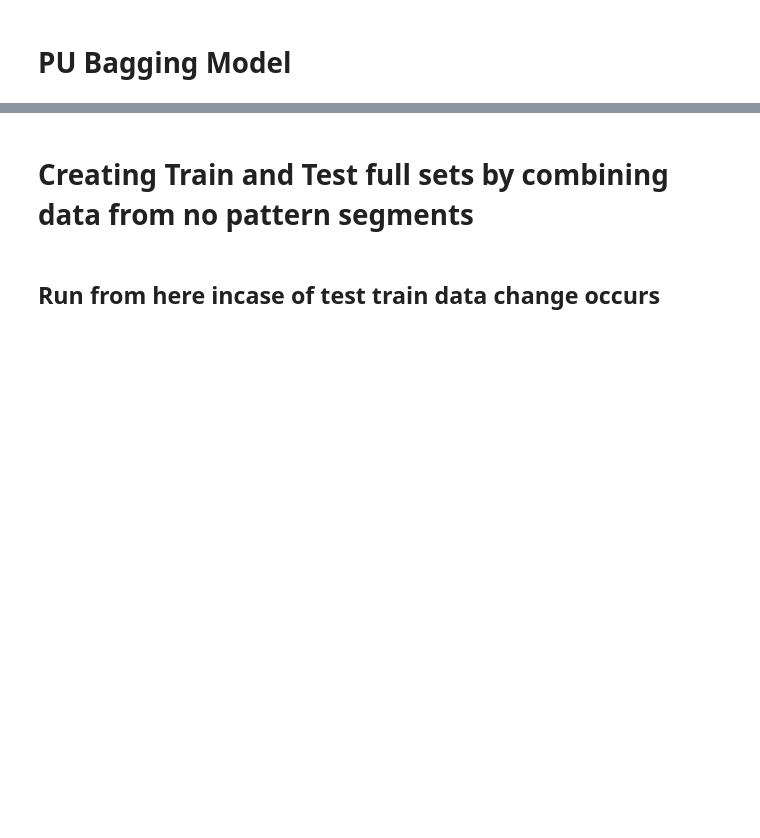
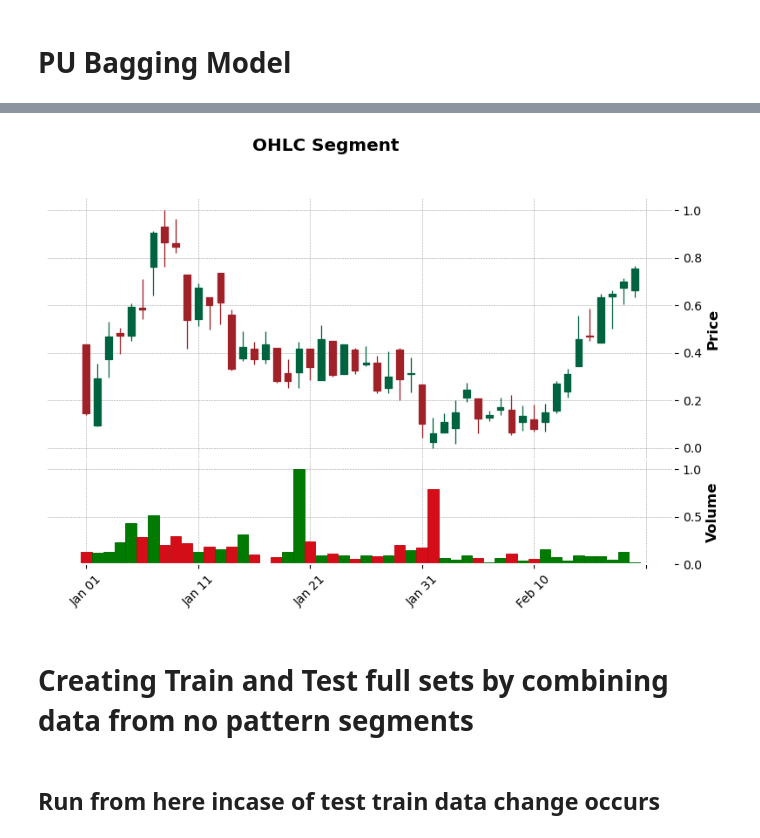
Before and after one commit to Ginushmal/Candlestick-Chart-Pattern-Detection-FYP, a Jupyter notebook: 02.1. PU Learning to get no pattern lables.ipynb, the cells around one changed output, grey strips where cells are left out. Saved outputs shown, nothing was run; the diff lists cells and outputs as text; code cells hidden in the pictures; blank space fills up the shorter version.

```diff
--- a/02.1. PU Learning to get no pattern lables.ipynb
+++ b/02.1. PU Learning to get no pattern lables.ipynb
@@ -30,7 +76,7 @@ symbols
 # %%
 from tqdm import tqdm
 
-num_of_unlabled_seg =10000
+num_of_unlabled_seg =1000
 # Set a common random seed
 SEED = 69
 np.random.seed(SEED)
@@ -83,7 +129,7 @@ with tqdm(total=num_of_unlabled_seg, desc="Processing Segments") as pbar:
                     if (random_symbol == row['Symbol']) and ((random_start_date >= row['Start'] and random_start_date <= row['End']) or (random_end_date >= row['Start'] and random_end_date <= row['End'])):
                         intersect_len = (min(random_end_date, row['End']) - max(random_start_date, row['Start'])).days
                         intersect_percent = intersect_len / (random_end_date - random_start_date).days
-                        if intersect_percent > 0.2:
+                        if intersect_percent > 0.1:
                             intersect = True
                             # print('Intersecting segment found in symbol: ', random_symbol," and ",row['Symbol'], 'date range ', random_start_date, random_end_date ,' and ', row['Start'], row['End'])
                             break
@@ -333,26 +587,28 @@ top_200_instances
 # %%
 import pandas as pd
 import mplfinance as mpf
 
 def plot_ohlc_segment(data_segment):
     """
     Plots a segment of OHLC data using mplfinance.
 
     Parameters:
     - data_segment (pd.DataFrame): A DataFrame containing columns ['Open', 'High', 'Low', 'Close', 'Volume']
     """
     # Ensure the DataFrame index is datetime for mplfinance
     data_segment = data_segment.copy()
     data_segment.index = pd.date_range(start='2024-01-01', periods=len(data_segment), freq='D')
 
     # Plot the candlestick chart
     mpf.plot(data_segment, type='candle', style='charles',
              volume=True, ylabel='Price', ylabel_lower='Volume',
              title="OHLC Segment", figsize=(10, 6))
 
 
 # Call the function to plot
-plot_ohlc_segment(no_pattern_dataset.loc[1005])
+plot_ohlc_segment(no_pattern_dataset.loc[1081])
+# %% [output]
+[figure, added]
 # %% [markdown]
 # Creating Train and Test full sets by combining data from no pattern segments
 # %% [markdown]
```
Also changed, not shown: parts of 20 cells of this notebook, 1 other file.
